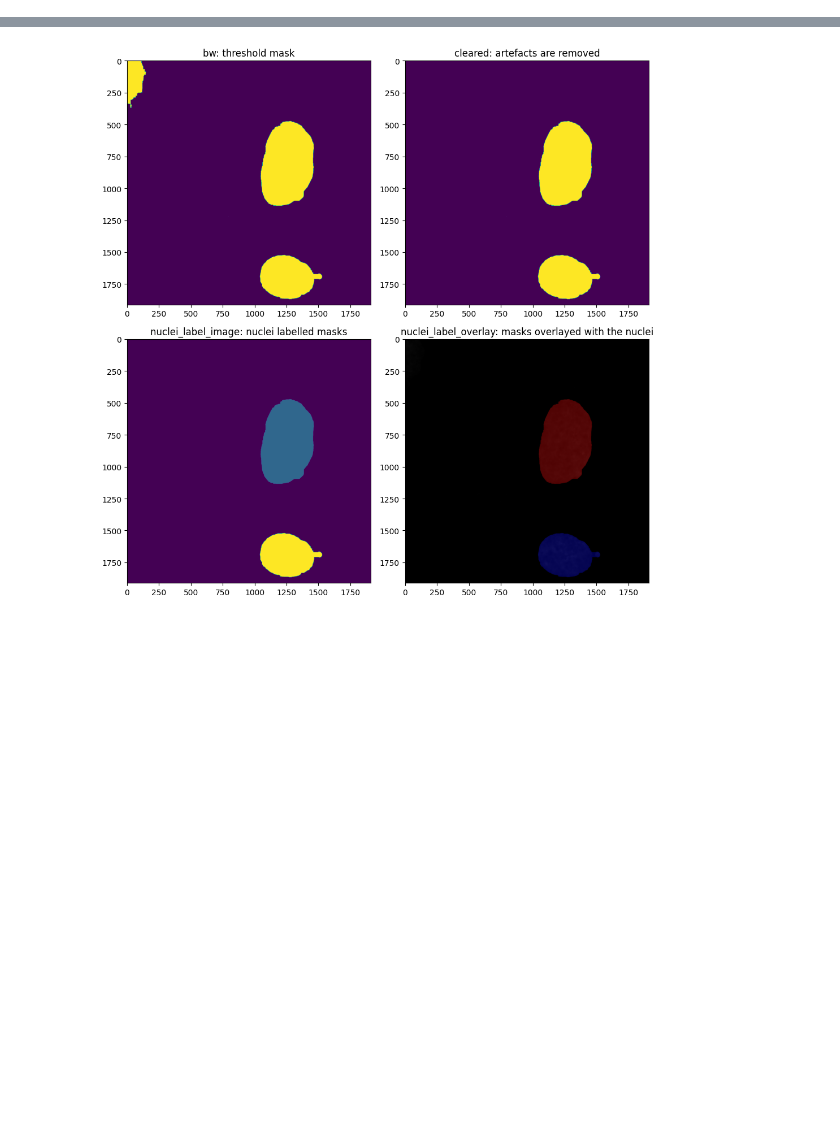
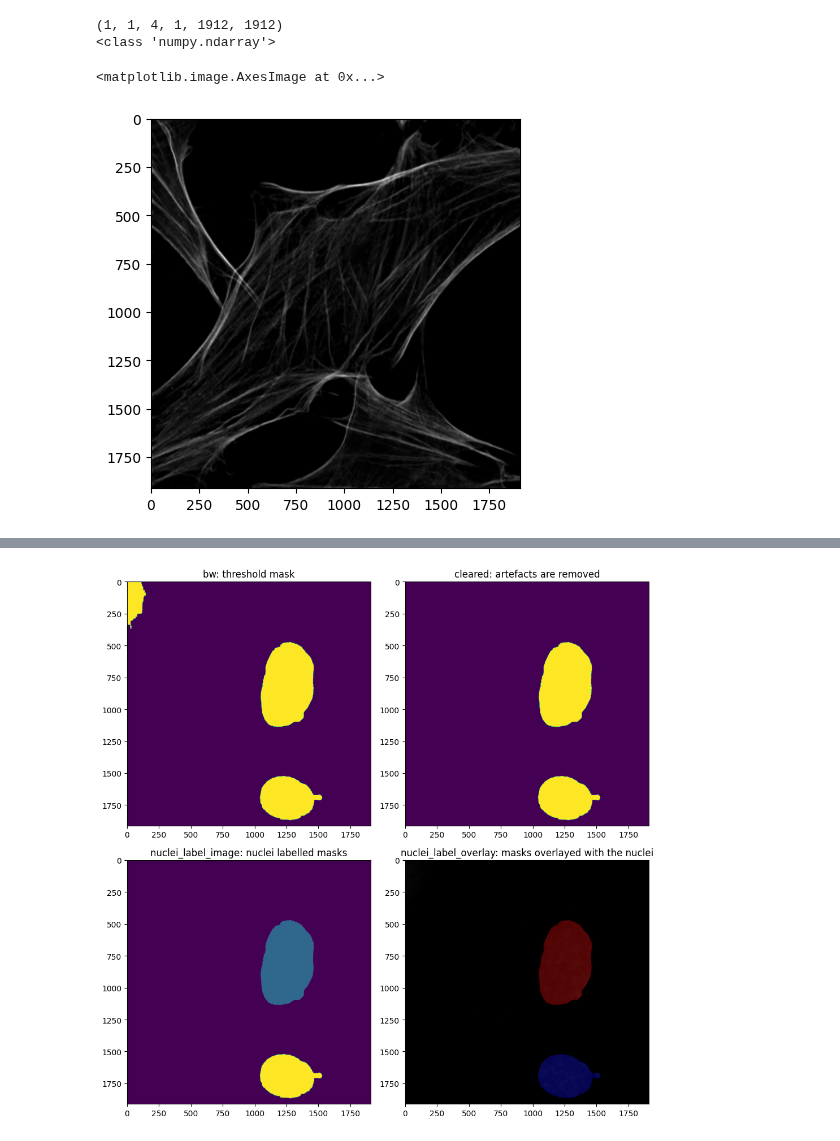
Before and after one commit to u-schulze/Python-course, a Jupyter notebook: Course-main.ipynb, the cells around one changed output, grey strips where cells are left out. Cells and saved outputs as stored; diff of their text form; code cells hidden in the pictures; blank space fills up the shorter version.

```diff
--- a/Course-main.ipynb
+++ b/Course-main.ipynb
@@ -287,0 +93,3 @@ There is also one way to automatically detect the threshold that needs to be app
+# %%
+from aicsimageio import AICSImage
+mydata =  AICSImage('data/airyscan-4colors.tif')
@@ -287,0 +138,18 @@ There is also one way to automatically detect the threshold that needs to be app
+# %%
+image = mydata.data
+
+print(image.shape)    #explain shape of the image
+print(type(image))
+
+
+#Look at the images
+
+fig, ax = plt.subplots()
+ax.imshow(image[0,0,1,0,:,:], cmap='gray')
+
+#exercise, change the timepoint, change the colormap
+# %% [output]
+(1, 1, 4, 1, 1912, 1912)
+<class 'numpy.ndarray'>
+<matplotlib.image.AxesImage at 0x...>
+[figure, added]
```
Also changed, not shown: parts of 72 cells of this notebook.
